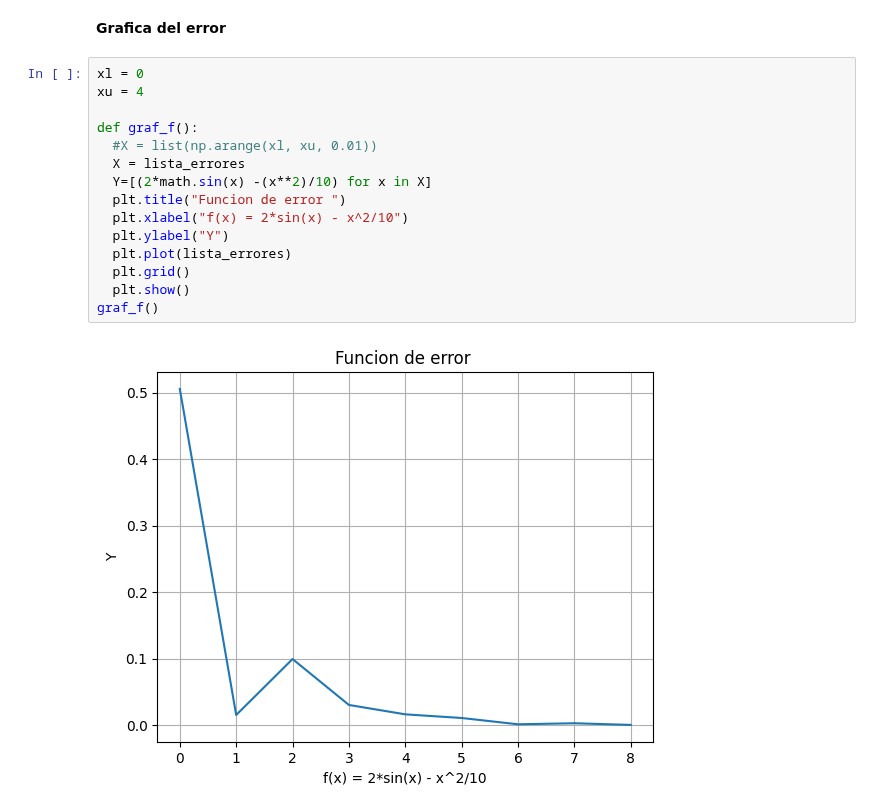
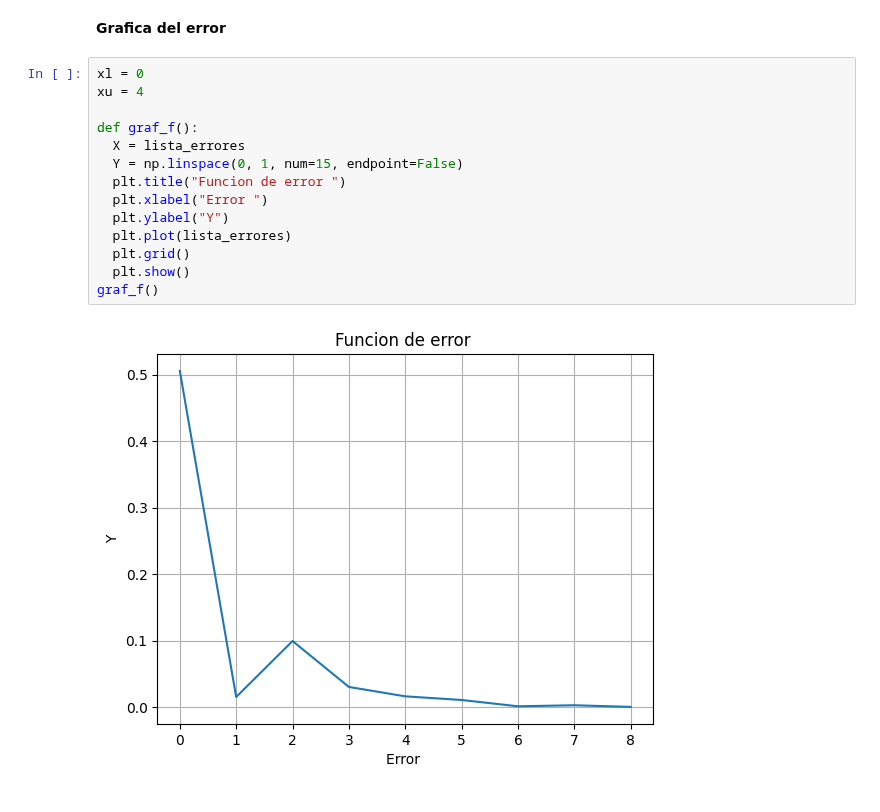
Before and after one commit to soyudea/Optimizacion, a Jupyter notebook: InterpolaciónCuadratica.ipynb, the cells around one changed output. Saved outputs shown, nothing was run; the diff lists cells and outputs as text.

```diff
--- a/InterpolaciónCuadratica.ipynb
+++ b/InterpolaciónCuadratica.ipynb
@@ -214,17 +214,16 @@ graf_f_interpola_cuadra()
 # %%
 xl = 0
 xu = 4
 
 def graf_f():
-  #X = list(np.arange(xl, xu, 0.01))
   X = lista_errores
-  Y=[(2*math.sin(x) -(x**2)/10) for x in X]
+  Y = np.linspace(0, 1, num=15, endpoint=False)
   plt.title("Funcion de error ")
-  plt.xlabel("f(x) = 2*sin(x) - x^2/10")
+  plt.xlabel("Error ")
   plt.ylabel("Y")
   plt.plot(lista_errores)
   plt.grid()
   plt.show()
 graf_f()
 # %% [output]
-[figure, old version]
+[figure, new version]
```
Also changed, not shown: parts of 1 cell of this notebook.
